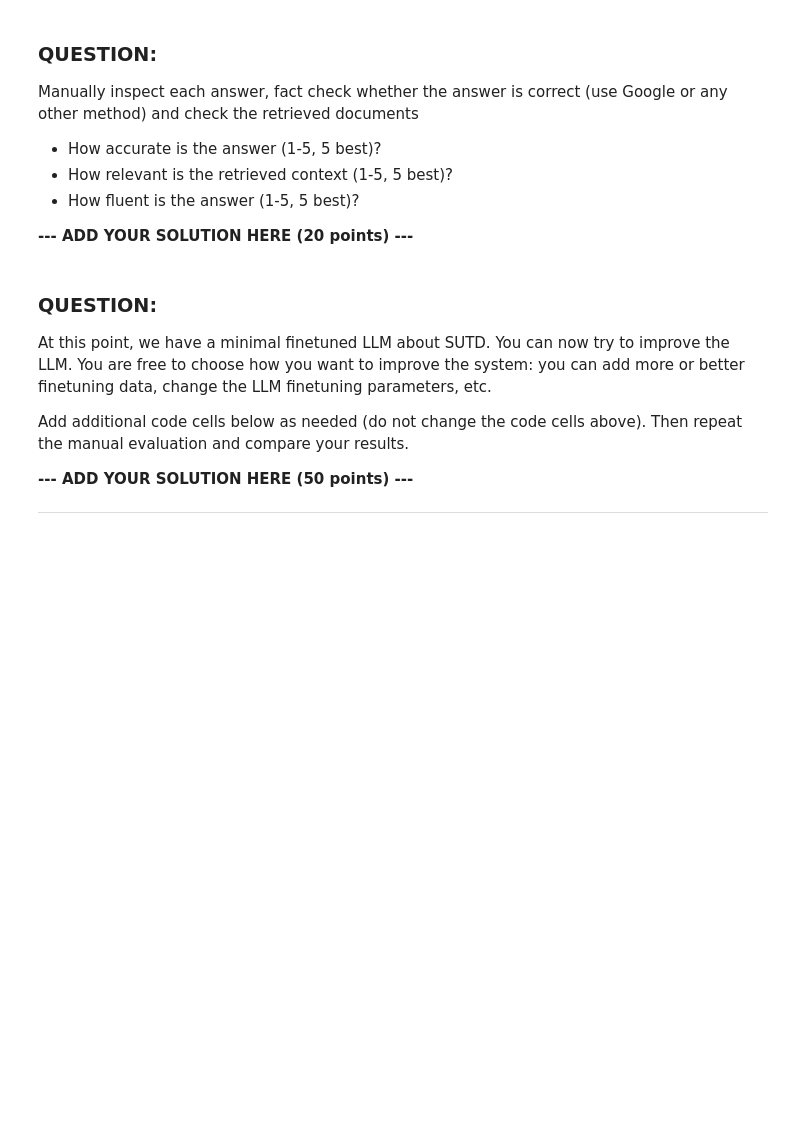
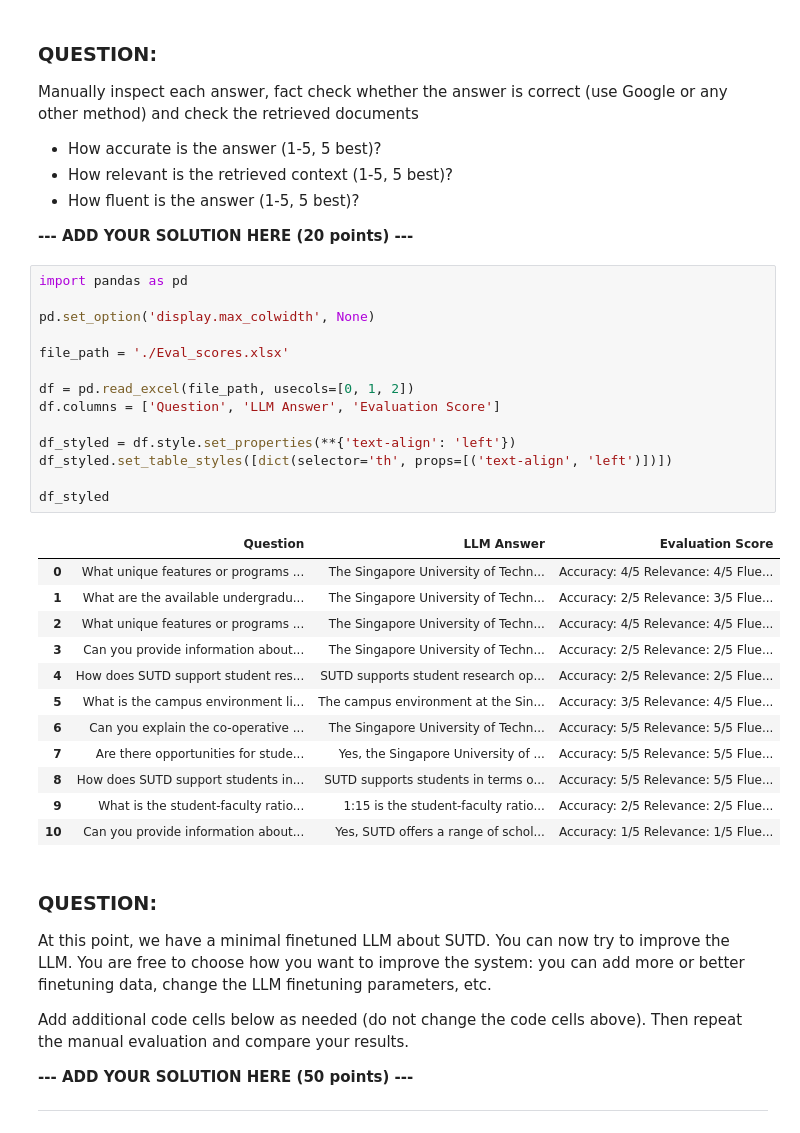
Before and after one commit to JTZ18/mlops-assignment-4, a Jupyter notebook: assignment_04_part3.ipynb, the cells around one changed output. Drawn from its saved outputs; the diff is of its cells as text; blank space fills up the shorter version.

Commit message:
Added evaluation excel and visualisation

```diff
--- a/assignment_04_part3.ipynb
+++ b/assignment_04_part3.ipynb
@@ -147,6 +147,33 @@ Manually inspect each answer, fact check whether the answer is correct (use Goog
 - How fluent is the answer (1-5, 5 best)?
 
 **--- ADD YOUR SOLUTION HERE (20 points) ---**
+# %%
+import pandas as pd
+
+pd.set_option('display.max_colwidth', None)
+
+file_path = './Eval_scores.xlsx'
+
+df = pd.read_excel(file_path, usecols=[0, 1, 2])
+df.columns = ['Question', 'LLM Answer', 'Evaluation Score']
+
+df_styled = df.style.set_properties(**{'text-align': 'left'})
+df_styled.set_table_styles([dict(selector='th', props=[('text-align', 'left')])])
+
+df_styled
+# %% [output]
+|  | Question | LLM Answer | Evaluation Score |
+| 0 | What unique features or programs ... | The Singapore University of Techn... | Accuracy: 4/5 Relevance: 4/5 Flue... |
+| 1 | What are the available undergradu... | The Singapore University of Techn... | Accuracy: 2/5 Relevance: 3/5 Flue... |
+| 2 | What unique features or programs ... | The Singapore University of Techn... | Accuracy: 4/5 Relevance: 4/5 Flue... |
+| 3 | Can you provide information about... | The Singapore University of Techn... | Accuracy: 2/5 Relevance: 2/5 Flue... |
+| 4 | How does SUTD support student res... | SUTD supports student research op... | Accuracy: 2/5 Relevance: 2/5 Flue... |
+| 5 | What is the campus environment li... | The campus environment at the Sin... | Accuracy: 3/5 Relevance: 4/5 Flue... |
+| 6 | Can you explain the co-operative ... | The Singapore University of Techn... | Accuracy: 5/5 Relevance: 5/5 Flue... |
+| 7 | Are there opportunities for stude... | Yes, the Singapore University of ... | Accuracy: 5/5 Relevance: 5/5 Flue... |
+| 8 | How does SUTD support students in... | SUTD supports students in terms o... | Accuracy: 5/5 Relevance: 5/5 Flue... |
+| 9 | What is the student-faculty ratio... | 1:15 is the student-faculty ratio... | Accuracy: 2/5 Relevance: 2/5 Flue... |
+| 10 | Can you provide information about... | Yes, SUTD offers a range of schol... | Accuracy: 1/5 Relevance: 1/5 Flue... |
 # %% [markdown]
 ### QUESTION:
 
```
Also changed, not shown: 1 other file.
